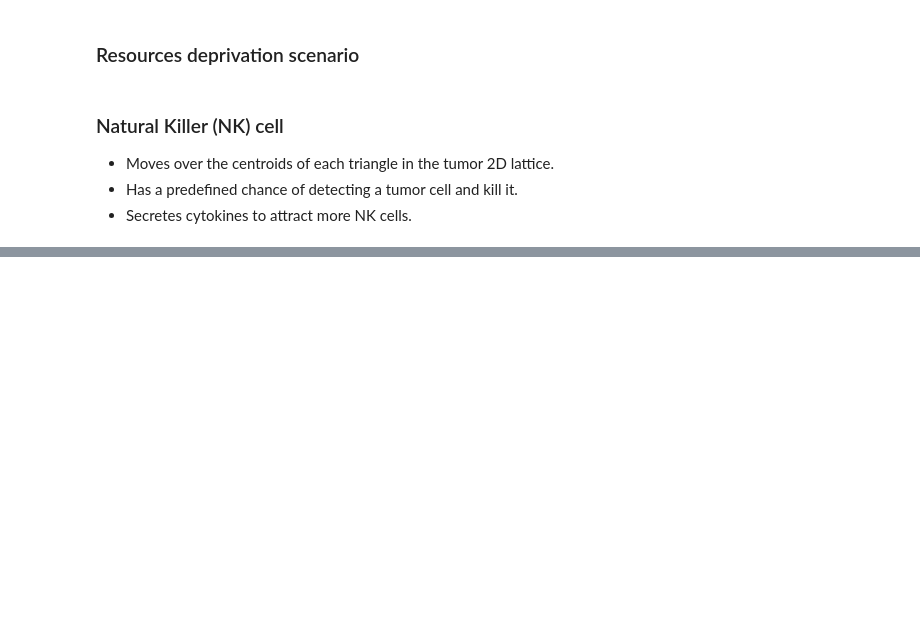
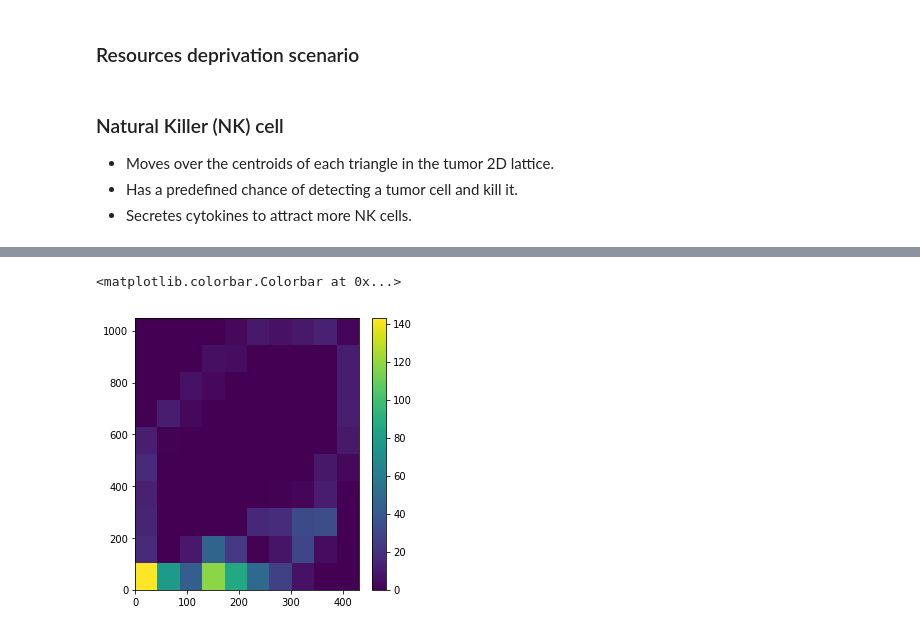
Before and after one commit to pablodg12/proyecto_CC4, a Jupyter notebook: Agent Model V2.ipynb, the cells around one changed output, grey strips where cells are left out. Drawn from its saved outputs; the diff is of its cells as text; code cells hidden in the pictures; blank space fills up the shorter version.

```diff
--- a/Agent Model V2.ipynb
+++ b/Agent Model V2.ipynb
@@ -120,0 +257,7 @@ t2.plot_data()
+# %%
+fig, ax = plt.subplots(figsize=(5,5))
+h = ax.hist2d(l,g)
+plt.colorbar(h[3], ax=ax)
+# %% [output]
+<matplotlib.colorbar.Colorbar at 0x...>
+[figure, added]
```
Also changed, not shown: parts of 19 cells of this notebook, 11 other files.
